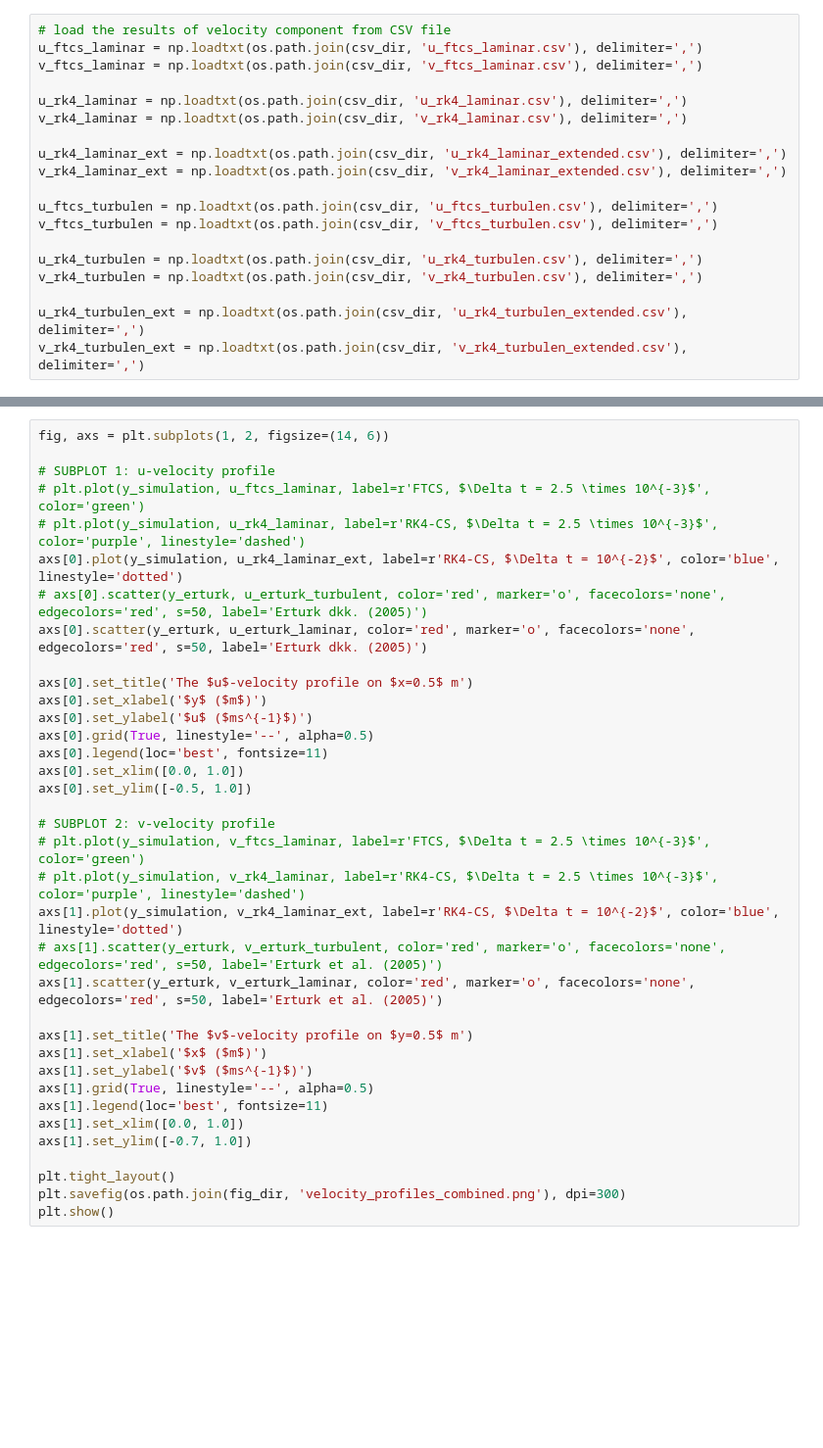
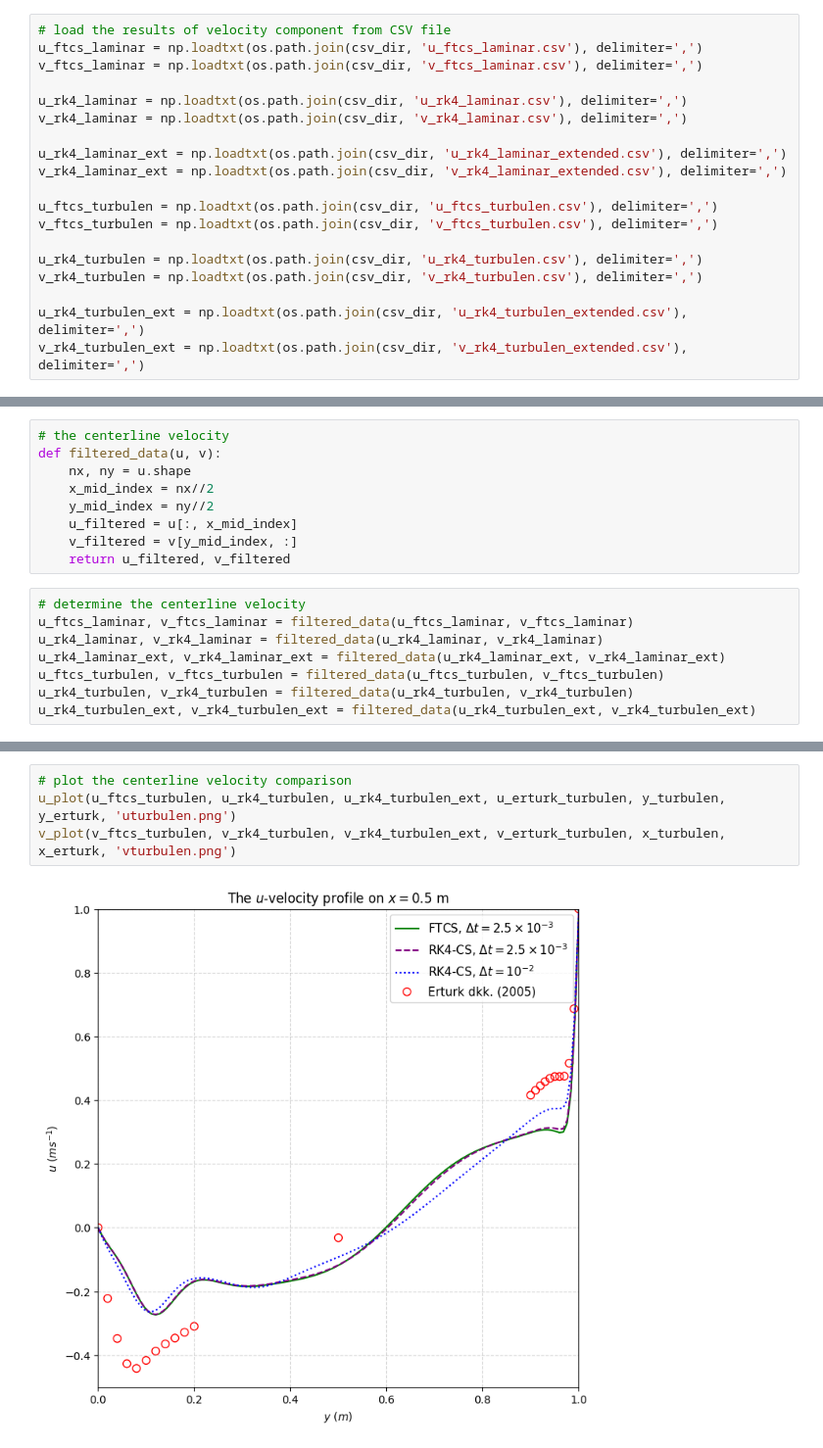
Before and after one commit to Aldiansyah-ar/Thesis, a Jupyter notebook: notebook.ipynb, the cells around one changed output, grey strips where cells are left out. Shown at 98% size. Drawn from its saved outputs; the diff is of its cells as text; blank space fills up the shorter version.

```diff
--- a/notebook.ipynb
+++ b/notebook.ipynb
@@ -509,2 +492,19 @@ v_erturk_turbulent = np.array([0.00, 0.2160, 0.3263, 0.3868, 0.4258, 0.4426, 0.4
                     -0.3806, -0.3982, -0.4147, -0.4318, -0.4595, -0.5139, -0.5700, -0.5019, -0.2441, 0.00])
+# %%
+# the centerline velocity
+def filtered_data(u, v):
+    nx, ny = u.shape
+    x_mid_index = nx//2
+    y_mid_index = ny//2
+    u_filtered = u[:, x_mid_index]
+    v_filtered = v[y_mid_index, :]
+    return u_filtered, v_filtered
+# %%
+# determine the centerline velocity
+u_ftcs_laminar, v_ftcs_laminar = filtered_data(u_ftcs_laminar, v_ftcs_laminar)
+u_rk4_laminar, v_rk4_laminar = filtered_data(u_rk4_laminar, v_rk4_laminar)
+u_rk4_laminar_ext, v_rk4_laminar_ext = filtered_data(u_rk4_laminar_ext, v_rk4_laminar_ext)
+u_ftcs_turbulen, v_ftcs_turbulen = filtered_data(u_ftcs_turbulen, v_ftcs_turbulen)
+u_rk4_turbulen, v_rk4_turbulen = filtered_data(u_rk4_turbulen, v_rk4_turbulen)
+u_rk4_turbulen_ext, v_rk4_turbulen_ext = filtered_data(u_rk4_turbulen_ext, v_rk4_turbulen_ext)
 # %%
@@ -544,36 +544,6 @@ plt.show()
-# %%
-fig, axs = plt.subplots(1, 2, figsize=(14, 6))
-
-# SUBPLOT 1: u-velocity profile
-# plt.plot(y_simulation, u_ftcs_laminar, label=r'FTCS, $\Delta t = 2.5 \times 10^{-3}$', color='green')
-# plt.plot(y_simulation, u_rk4_laminar, label=r'RK4-CS, $\Delta t = 2.5 \times 10^{-3}$', color='purple', linestyle='dashed')
-axs[0].plot(y_simulation, u_rk4_laminar_ext, label=r'RK4-CS, $\Delta t = 10^{-2}$', color='blue', linestyle='dotted')
-# axs[0].scatter(y_erturk, u_erturk_turbulent, color='red', marker='o', facecolors='none', edgecolors='red', s=50, label='Erturk dkk. (2005)')
-axs[0].scatter(y_erturk, u_erturk_laminar, color='red', marker='o', facecolors='none', edgecolors='red', s=50, label='Erturk dkk. (2005)')
-
-axs[0].set_title('The $u$-velocity profile on $x=0.5$ m')
-axs[0].set_xlabel('$y$ ($m$)')
-axs[0].set_ylabel('$u$ ($ms^{-1}$)')
-axs[0].grid(True, linestyle='--', alpha=0.5)
-axs[0].legend(loc='best', fontsize=11)
-axs[0].set_xlim([0.0, 1.0])
-axs[0].set_ylim([-0.5, 1.0])
-
-# SUBPLOT 2: v-velocity profile
-# plt.plot(y_simulation, v_ftcs_laminar, label=r'FTCS, $\Delta t = 2.5 \times 10^{-3}$', color='green')
-# plt.plot(y_simulation, v_rk4_laminar, label=r'RK4-CS, $\Delta t = 2.5 \times 10^{-3}$', color='purple', linestyle='dashed')
-axs[1].plot(y_simulation, v_rk4_laminar_ext, label=r'RK4-CS, $\Delta t = 10^{-2}$', color='blue', linestyle='dotted')
-# axs[1].scatter(y_erturk, v_erturk_turbulent, color='red', marker='o', facecolors='none', edgecolors='red', s=50, label='Erturk et al. (2005)')
-axs[1].scatter(y_erturk, v_erturk_laminar, color='red', marker='o', facecolors='none', edgecolors='red', s=50, label='Erturk et al. (2005)')
-
-axs[1].set_title('The $v$-velocity profile on $y=0.5$ m')
-axs[1].set_xlabel('$x$ ($m$)')
-axs[1].set_ylabel('$v$ ($ms^{-1}$)')
-axs[1].grid(True, linestyle='--', alpha=0.5)
-axs[1].legend(loc='best', fontsize=11)
-axs[1].set_xlim([0.0, 1.0])
-axs[1].set_ylim([-0.7, 1.0])
-
-plt.tight_layout()
-plt.savefig(os.path.join(fig_dir, 'velocity_profiles_combined.png'), dpi=300)
-plt.show()
+# %%
+# plot the centerline velocity comparison
+u_plot(u_ftcs_turbulen, u_rk4_turbulen, u_rk4_turbulen_ext, u_erturk_turbulen, y_turbulen, y_erturk, 'uturbulen.png')
+v_plot(v_ftcs_turbulen, v_rk4_turbulen, v_rk4_turbulen_ext, v_erturk_turbulen, x_turbulen, x_erturk, 'vturbulen.png')
+# %% [output]
+[figure, added]
```
Also changed, not shown: parts of 7 cells of this notebook, 9 other files.
